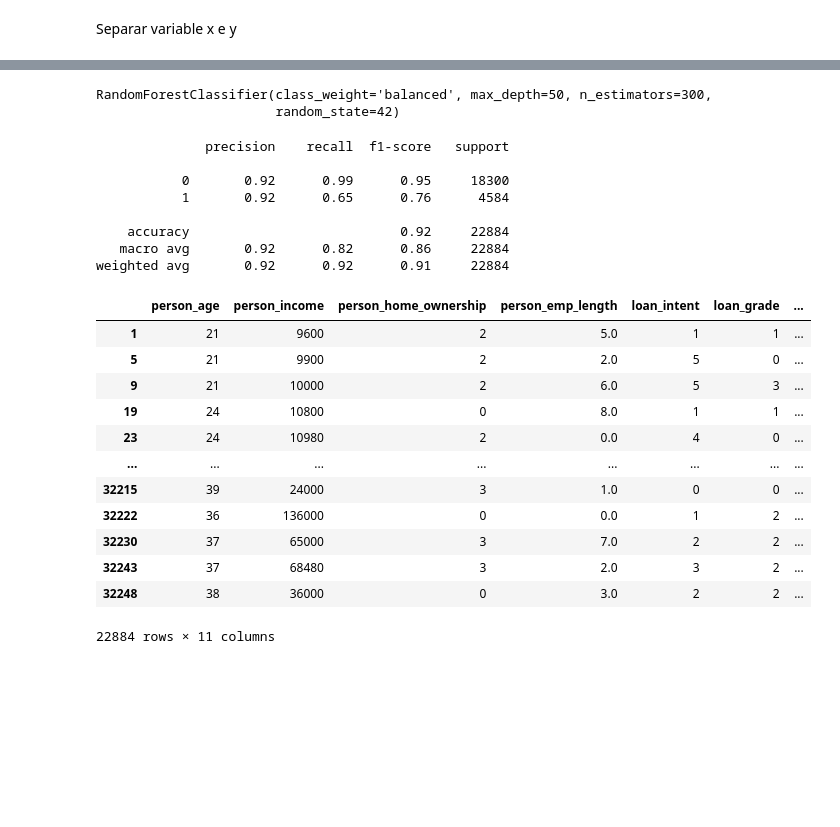
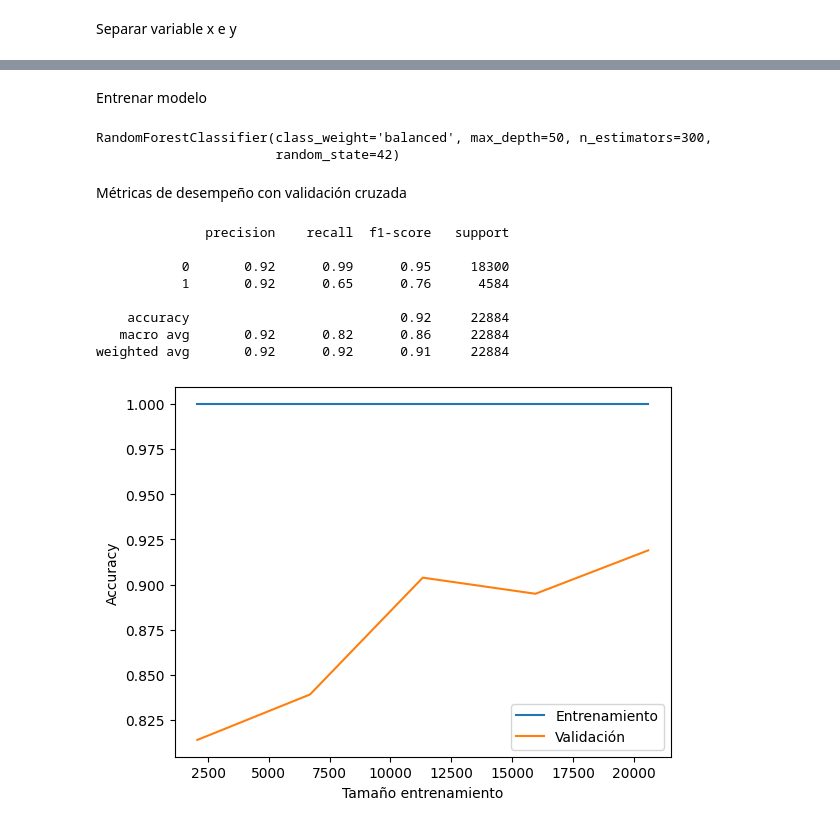
Before and after one commit to maxiskjd/skjd, a Jupyter notebook: Proyecto1.ipynb, the cells around one changed output, grey strips where cells are left out. Drawn from its saved outputs; the diff is of its cells as text; code cells hidden in the pictures; blank space fills up the shorter version.

```diff
--- a/Proyecto1.ipynb
+++ b/Proyecto1.ipynb
@@ -131,11 +131,15 @@ modeloRF = RandomForestClassifier(
     random_state=42
 )
+# %% [markdown]
+Entrenar modelo
 # %%
 # Entrenar el modelo
 modeloRF.fit(X_train, y_train)
 # %% [output]
 RandomForestClassifier(class_weight='balanced', max_depth=50, n_estimators=300,
                        random_state=42)
+# %% [markdown]
+Métricas de desempeño con validación cruzada
 # %%
 from sklearn.model_selection import cross_val_predict
 from sklearn.metrics import classification_report
@@ -153,19 +158,16 @@ print(classification_report(y, y_pred))
     accuracy                           0.92     22884
    macro avg       0.92      0.82      0.86     22884
 weighted avg       0.92      0.92      0.91     22884
-# %%
-X
-# %% [output]
-|  | person_age | person_income | person_home_ownership | person_emp_length | loan_intent | loan_grade | ... |
-| 1 | 21 | 9600 | 2 | 5.0 | 1 | 1 | ... |
-| 5 | 21 | 9900 | 2 | 2.0 | 5 | 0 | ... |
-| 9 | 21 | 10000 | 2 | 6.0 | 5 | 3 | ... |
-| 19 | 24 | 10800 | 0 | 8.0 | 1 | 1 | ... |
-| 23 | 24 | 10980 | 2 | 0.0 | 4 | 0 | ... |
-| ... | ... | ... | ... | ... | ... | ... | ... |
-| 32215 | 39 | 24000 | 3 | 1.0 | 0 | 0 | ... |
-| 32222 | 36 | 136000 | 0 | 0.0 | 1 | 2 | ... |
-| 32230 | 37 | 65000 | 3 | 7.0 | 2 | 2 | ... |
-| 32243 | 37 | 68480 | 3 | 2.0 | 3 | 2 | ... |
-| 32248 | 38 | 36000 | 0 | 3.0 | 2 | 2 | ... |
-22884 rows × 11 columns
+# %%
+from sklearn.model_selection import learning_curve
+train_sizes, train_scores, val_scores = learning_curve(modeloRF, X, y, cv=10, scoring='accuracy', train_sizes=np.linspace(0.1,1,5))
+
+plt.plot(train_sizes, train_scores.mean(axis=1), label='Entrenamiento')
+plt.plot(train_sizes, val_scores.mean(axis=1), label='Validación')
+plt.xlabel('Tamaño entrenamiento')
+plt.ylabel('Accuracy')
+plt.legend()
+plt.show()
+#Presencia de overfitting, ya que la curva de entrenamiento es mayor que la de validación
+# %% [output]
+[figure, added]
```
Also changed, not shown: parts of 32 cells of this notebook.
